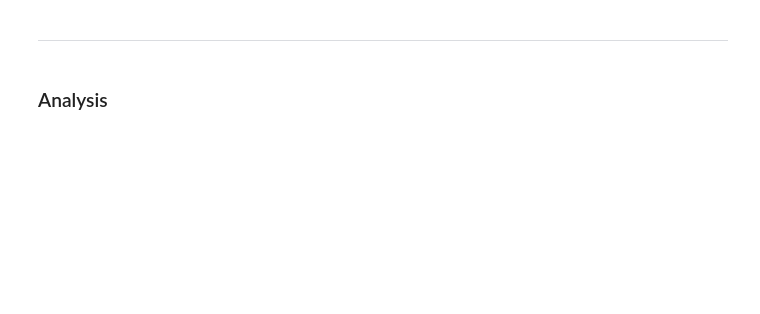
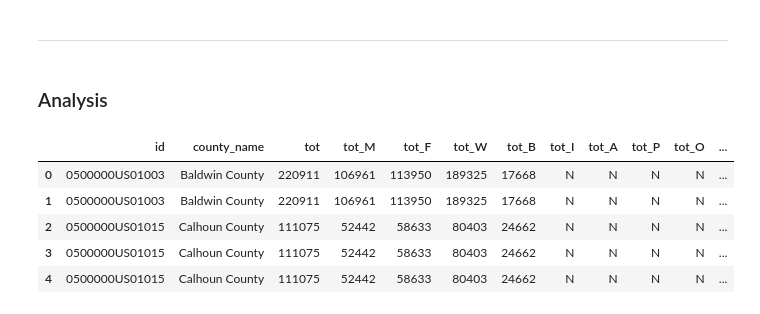
Before and after one commit to MLenaBleile/ConsultingProject, a Jupyter notebook: InfectSpendAnalysis.ipynb, the cells around one changed output. Drawn from its saved outputs; the diff is of its cells as text; code cells hidden in the pictures; blank space fills up the shorter version.

```diff
--- a/InfectSpendAnalysis.ipynb
+++ b/InfectSpendAnalysis.ipynb
@@ -83,3 +83,12 @@ df.to_pickle('merged_df.pkl')
 ### Analysis
 # %%
 df = pd.read_pickle('merged_df.pkl')
+
+df.head()
+# %% [output]
+|  | id | county_name | tot | tot_M | tot_F | tot_W | tot_B | tot_I | tot_A | tot_P | tot_O | ... |
+| 0 | 0500000US01003 | Baldwin County | 220911 | 106961 | 113950 | 189325 | 17668 | N | N | N | N | ... |
+| 1 | 0500000US01003 | Baldwin County | 220911 | 106961 | 113950 | 189325 | 17668 | N | N | N | N | ... |
+| 2 | 0500000US01015 | Calhoun County | 111075 | 52442 | 58633 | 80403 | 24662 | N | N | N | N | ... |
+| 3 | 0500000US01015 | Calhoun County | 111075 | 52442 | 58633 | 80403 | 24662 | N | N | N | N | ... |
+| 4 | 0500000US01015 | Calhoun County | 111075 | 52442 | 58633 | 80403 | 24662 | N | N | N | N | ... |
```
Also changed, not shown: parts of 6 cells of this notebook.
